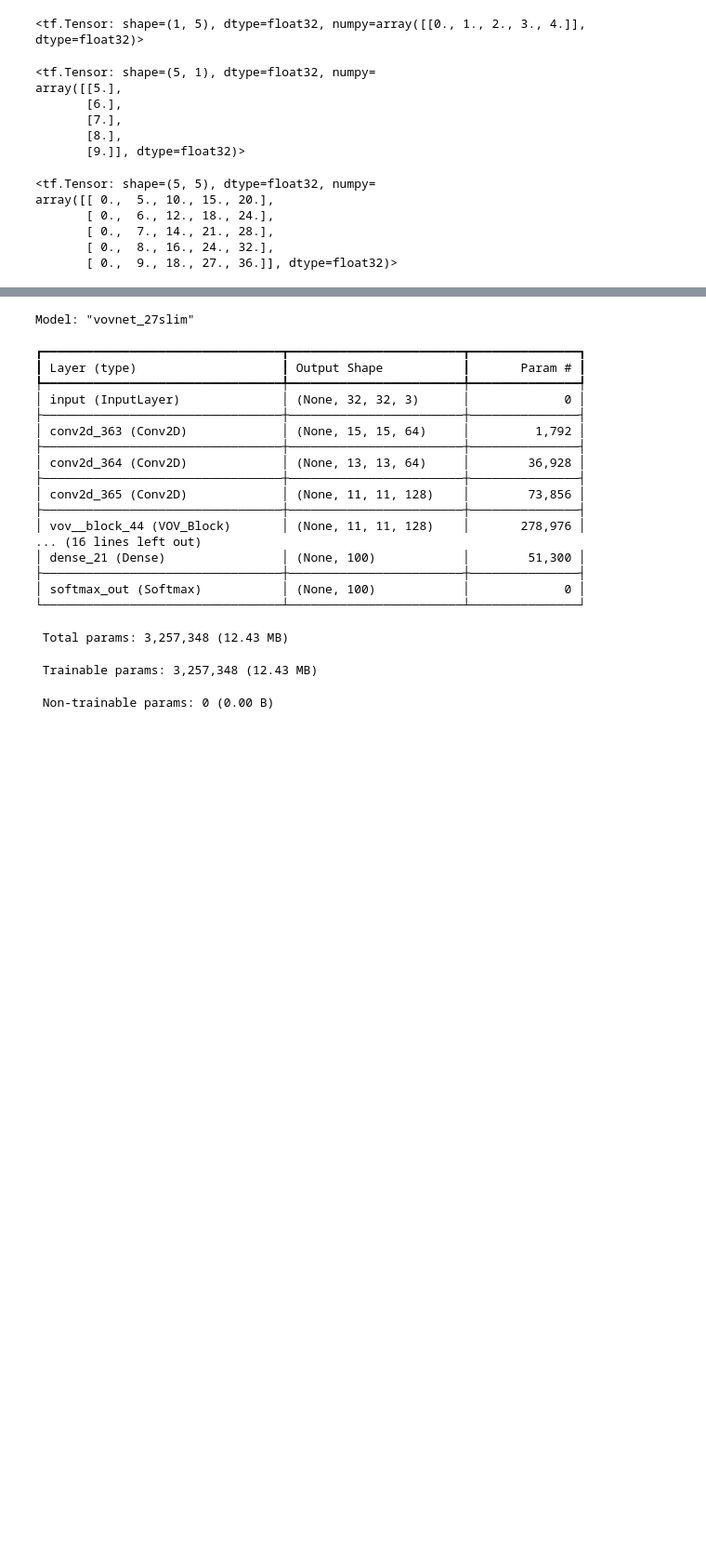
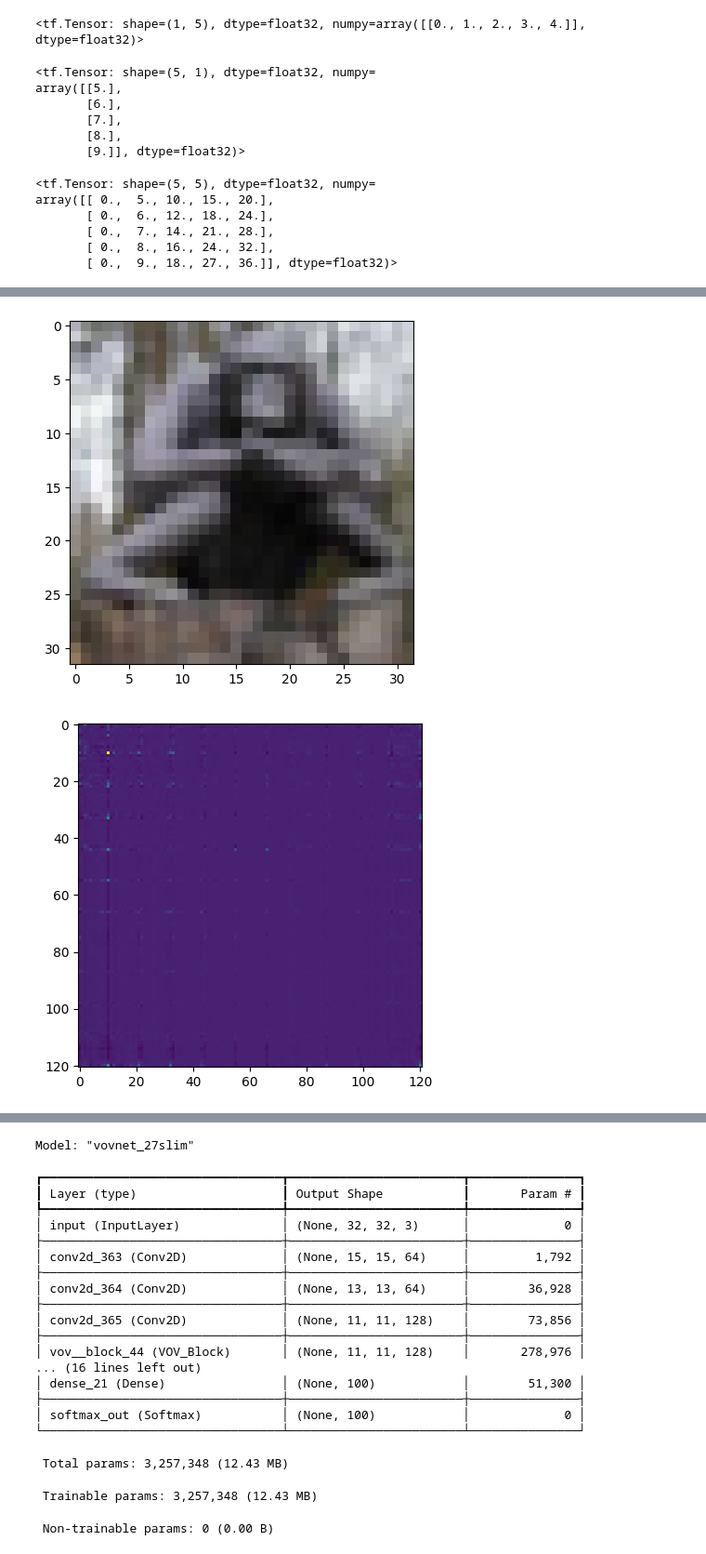
Before and after one commit to yuyenchu/attention_exp, a Jupyter notebook: models.ipynb, the cells around one changed output, grey strips where cells are left out. Shown at 93% size. Cells and saved outputs as stored; diff of their text form; code cells hidden in the pictures; blank space fills up the shorter version.

Commit message:
add test sliding attention

```diff
--- a/models.ipynb
+++ b/models.ipynb
@@ -437,18 +440,23 @@ class SelfAttention_Block(tf.keras.layers.Layer):
         self.gamma = tf.Variable(0, trainable=True, dtype=tf.float32)
         self.softmax = layers.Softmax(axis=1)
 
-    def call(self, x):
+    def call(self, x, return_attention_scores=False):
         size = tf.shape(x)
         f, g, h = self.query(x), self.key(x), self.value(x)
         f, g, h = self.reshape1(f), self.reshape1(g), self.reshape2(h)
-        beta = self.softmax(tf.matmul(f, tf.transpose(g, perm=[0,2,1])))
-        beta = tf.reshape(tf.matmul(h, beta, transpose_a=True), size)
+        score = self.softmax(tf.matmul(f, tf.transpose(g, perm=[0,2,1])))
+        beta = tf.reshape(tf.matmul(h, score, transpose_a=True), size)
         if (self.mode=='add'):
-            return self.gamma * beta + x
+            out = self.gamma * beta + x
         elif (self.mode=='sigmoid'):
-            return tf.sigmoid(self.gamma * beta) * x
+            out = tf.sigmoid(self.gamma * beta) * x
         else:
-            return self.gamma * beta
+            out = self.gamma * beta
+
+        if (return_attention_scores):
+            return out, score
+        else:
+            return out
 
 @tf.keras.utils.register_keras_serializable()
 class DualSelfAttention_Block(tf.keras.layers.Layer):
@@ -493,0 +539,9 @@ class DualSelfAttention_Block(tf.keras.layers.Layer):
+# %%
+m = make_model(ese_layer=lambda *_:SelfAttention_Block(mode='sigmoid'))
+m.compile(
+    optimizer=keras.optimizers.AdamW(),
+    loss=keras.losses.SparseCategoricalCrossentropy(),
+    metrics={'softmax_out':[keras.metrics.SparseCategoricalAccuracy()]},
+    loss_weights=[1,0,0]
+)
+history = m.fit(ds, epochs=30, validation_data=val_ds)
@@ -493,0 +568,12 @@ class DualSelfAttention_Block(tf.keras.layers.Layer):
+# %%
+imgs = ds.take(1)
+for i in imgs:
+    outputs = m(i[0][:1])
+    # print(outputs)
+    out, s1, s2 = outputs
+    plt.imshow(i[0][0])
+    plt.figure()
+    plt.imshow(s1.numpy().reshape(121,121))
+    plt.figure()
+    plt.imshow(s2.numpy().reshape(25,25))
+# %% [output]
@@ -493,0 +581,2 @@ class DualSelfAttention_Block(tf.keras.layers.Layer):
+[figure, added]
+[figure, added]
```
Also changed, not shown: parts of 20 cells of this notebook, 1 other file.
